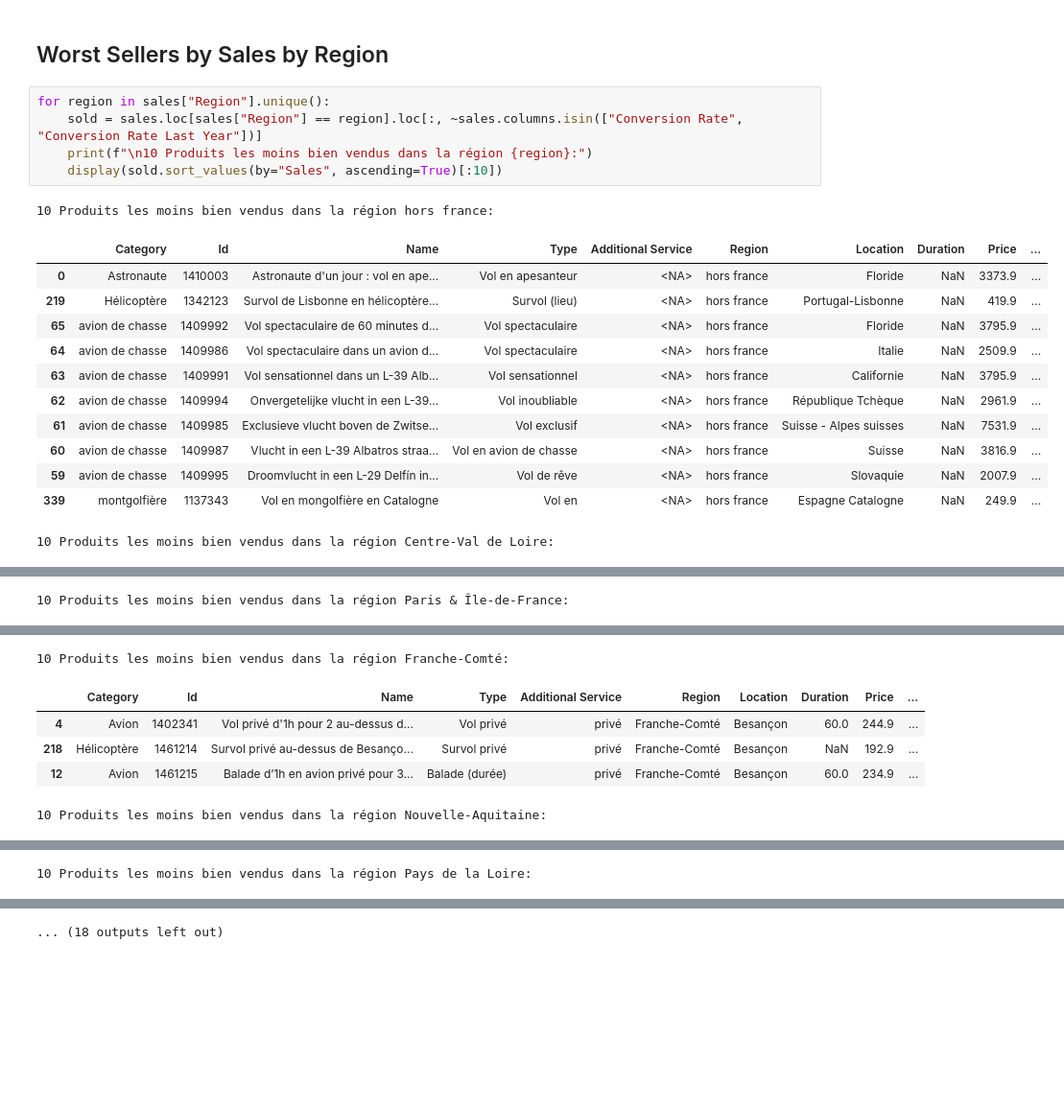
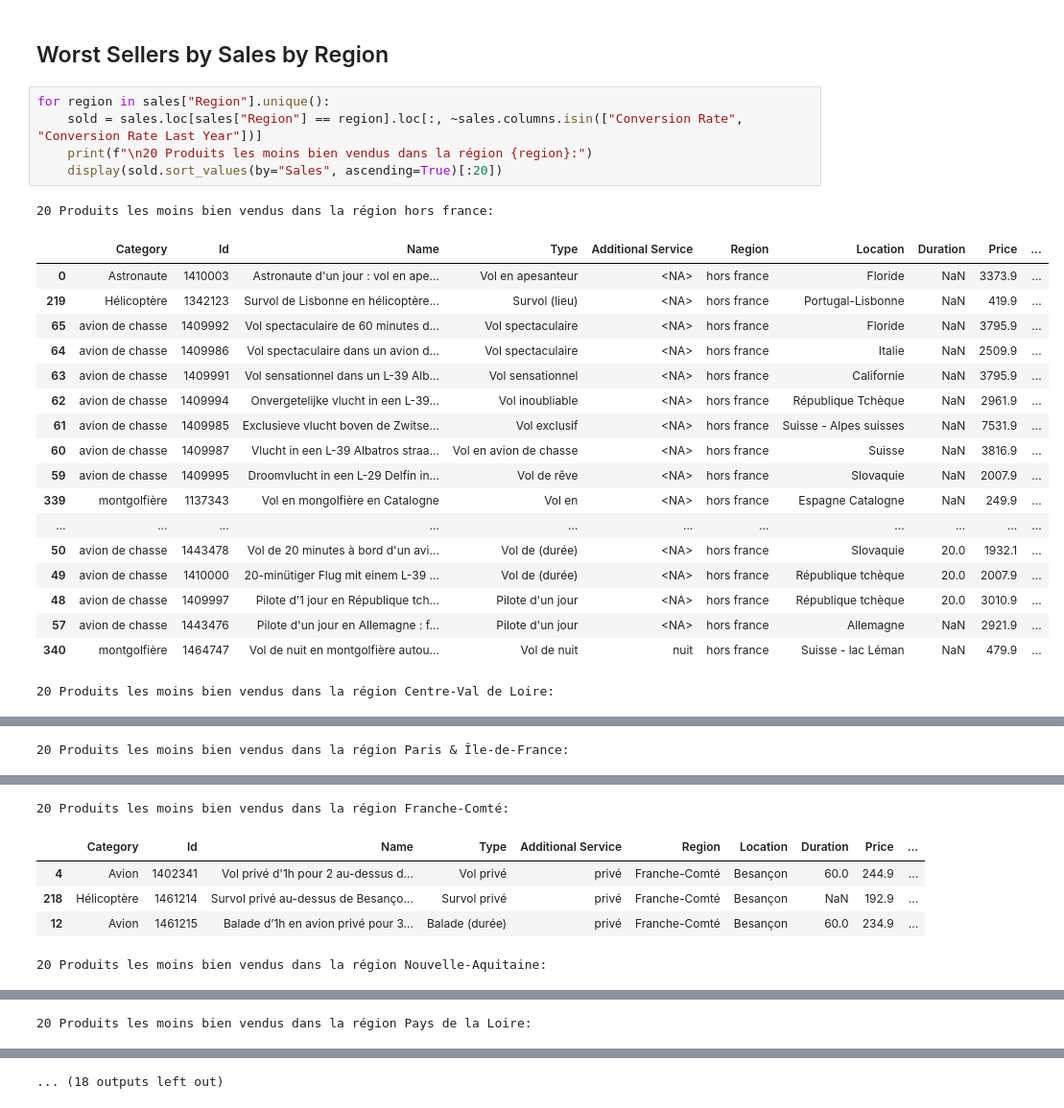
Before and after one commit to Alhuin/SmartBoxAnalysis, a Jupyter notebook: SmartBoxAnalysis.ipynb, the cells around one changed output, grey strips where cells are left out. Shown at 96% size. Drawn from its saved outputs; the diff is of its cells as text; blank space fills up the shorter version.

```diff
--- a/SmartBoxAnalysis.ipynb
+++ b/SmartBoxAnalysis.ipynb
@@ -854,22 +854,28 @@ for region in sales["Region"].unique():
 # %%
 for region in sales["Region"].unique():
     sold = sales.loc[sales["Region"] == region].loc[:, ~sales.columns.isin(["Conversion Rate", "Conversion Rate Last Year"])]
-    print(f"\n10 Produits les moins bien vendus dans la région {region}:")
-    display(sold.sort_values(by="Sales", ascending=True)[:10])
+    print(f"\n20 Produits les moins bien vendus dans la région {region}:")
+    display(sold.sort_values(by="Sales", ascending=True)[:20])
 # %% [output]
-10 Produits les moins bien vendus dans la région hors france:
+20 Produits les moins bien vendus dans la région hors france:
 |  | Category | Id | Name | Type | Additional Service | Region | Location | Duration | Price | ... |
 | 0 | Astronaute | 1410003 | Astronaute d'un jour : vol en ape... | Vol en apesanteur | <NA> | hors france | Floride | NaN | 3373.9 | ... |
 | 219 | Hélicoptère | 1342123 | Survol de Lisbonne en hélicoptère... | Survol (lieu) | <NA> | hors france | Portugal-Lisbonne | NaN | 419.9 | ... |
 | 65 | avion de chasse | 1409992 | Vol spectaculaire de 60 minutes d... | Vol spectaculaire | <NA> | hors france | Floride | NaN | 3795.9 | ... |
 | 64 | avion de chasse | 1409986 | Vol spectaculaire dans un avion d... | Vol spectaculaire | <NA> | hors france | Italie | NaN | 2509.9 | ... |
 | 63 | avion de chasse | 1409991 | Vol sensationnel dans un L-39 Alb... | Vol sensationnel | <NA> | hors france | Californie | NaN | 3795.9 | ... |
 | 62 | avion de chasse | 1409994 | Onvergetelijke vlucht in een L-39... | Vol inoubliable | <NA> | hors france | République Tchèque | NaN | 2961.9 | ... |
 | 61 | avion de chasse | 1409985 | Exclusieve vlucht boven de Zwitse... | Vol exclusif | <NA> | hors france | Suisse - Alpes suisses | NaN | 7531.9 | ... |
 | 60 | avion de chasse | 1409987 | Vlucht in een L-39 Albatros straa... | Vol en avion de chasse | <NA> | hors france | Suisse | NaN | 3816.9 | ... |
 | 59 | avion de chasse | 1409995 | Droomvlucht in een L-29 Delfín in... | Vol de rêve | <NA> | hors france | Slovaquie | NaN | 2007.9 | ... |
 | 339 | montgolfière | 1137343 | Vol en mongolfière en Catalogne | Vol en | <NA> | hors france | Espagne Catalogne | NaN | 249.9 | ... |
+| ... | ... | ... | ... | ... | ... | ... | ... | ... | ... | ... |
+| 50 | avion de chasse | 1443478 | Vol de 20 minutes à bord d'un avi... | Vol de (durée) | <NA> | hors france | Slovaquie | 20.0 | 1932.1 | ... |
+| 49 | avion de chasse | 1410000 | 20-minütiger Flug mit einem L-39 ... | Vol de (durée) | <NA> | hors france | République tchèque | 20.0 | 2007.9 | ... |
+| 48 | avion de chasse | 1409997 | Pilote d’1 jour en République tch... | Pilote d'un jour | <NA> | hors france | République tchèque | 20.0 | 3010.9 | ... |
+| 57 | avion de chasse | 1443476 | Pilote d'un jour en Allemagne : f... | Pilote d'un jour | <NA> | hors france | Allemagne | NaN | 2921.9 | ... |
+| 340 | montgolfière | 1464747 | Vol de nuit en montgolfière autou... | Vol de nuit | nuit | hors france | Suisse - lac Léman | NaN | 479.9 | ... |
-10 Produits les moins bien vendus dans la région Centre-Val de Loire:
+20 Produits les moins bien vendus dans la région Centre-Val de Loire:
 |  | Category | Id | Name | Type | Additional Service | Region | Location | Duration | Price | ... |
 | 245 | Hélicoptère | 1412504 | Initiation sensationnelle au pilo... | Initiation sensationnelle | <NA> | Centre-Val de Loire | Touraine | NaN | 409.9 | ... |
 | 445 | ULM | 1488272 | Vol en ULM d’1h15 à la découverte... | Vol en | <NA> | Centre-Val de Loire | Touraine/Château de la loire | NaN | 159.9 | ... |
@@ -884,4 +896,4 @@ for region in sales["Region"].unique():
-10 Produits les moins bien vendus dans la région Paris & Île-de-France:
+20 Produits les moins bien vendus dans la région Paris & Île-de-France:
 |  | Category | Id | Name | Type | Additional Service | Region | Location | Duration | Price | ... |
 | 3 | Avion | 1461181 | 1h de survol des châteaux de la r... | (Durée) Survol | <NA> | Paris & Île-de-France | Châteaux région parisienne | 60.0 | 224.9 | ... |
 | 473 | ULM | 558322 | Initiez-vous à l'ULM lors d'une s... | Initiez-vous | <NA> | Paris & Île-de-France | Seine-et-Marne | NaN | 252.0 | ... |
@@ -896,9 +914,9 @@ for region in sales["Region"].unique():
-10 Produits les moins bien vendus dans la région Franche-Comté:
+20 Produits les moins bien vendus dans la région Franche-Comté:
 |  | Category | Id | Name | Type | Additional Service | Region | Location | Duration | Price | ... |
 | 4 | Avion | 1402341 | Vol privé d'1h pour 2 au-dessus d... | Vol privé | privé | Franche-Comté | Besançon | 60.0 | 244.9 | ... |
 | 218 | Hélicoptère | 1461214 | Survol privé au-dessus de Besanço... | Survol privé | privé | Franche-Comté | Besançon | NaN | 192.9 | ... |
 | 12 | Avion | 1461215 | Balade d’1h en avion privé pour 3... | Balade (durée) | privé | Franche-Comté | Besançon | 60.0 | 234.9 | ... |
-10 Produits les moins bien vendus dans la région Nouvelle-Aquitaine:
+20 Produits les moins bien vendus dans la région Nouvelle-Aquitaine:
 |  | Category | Id | Name | Type | Additional Service | Region | Location | Duration | Price | ... |
 | 264 | montgolfière | 1500356 | Vol en montgolfière d'1h avec pho... | Vol en | champagne | Nouvelle-Aquitaine | Châtellerault | 60.0 | 279.9 | ... |
 | 256 | Hélicoptère | 1474237 | Vol en hélicoptère au-dessus du f... | Vol en | <NA> | Nouvelle-Aquitaine | Fort Boyard | NaN | 89.9 | ... |
@@ -913,4 +937,4 @@ for region in sales["Region"].unique():
-10 Produits les moins bien vendus dans la région Pays de la Loire:
+20 Produits les moins bien vendus dans la région Pays de la Loire:
 |  | Category | Id | Name | Type | Additional Service | Region | Location | Duration | Price | ... |
 | 170 | Hélicoptère | 1505146 | Survol de 25 min des Sables-d’Olo... | Survol (Durée) | <NA> | Pays de la Loire | Sables-d’Olonne | 25.0 | 249.9 | ... |
 | 7 | Avion | 1278489 | Balade en avion privé dans les en... | Balade en | privé | Pays de la Loire | Mans | 60.0 | 219.9 | ... |
```
Also changed, not shown: parts of 1 cell of this notebook.
